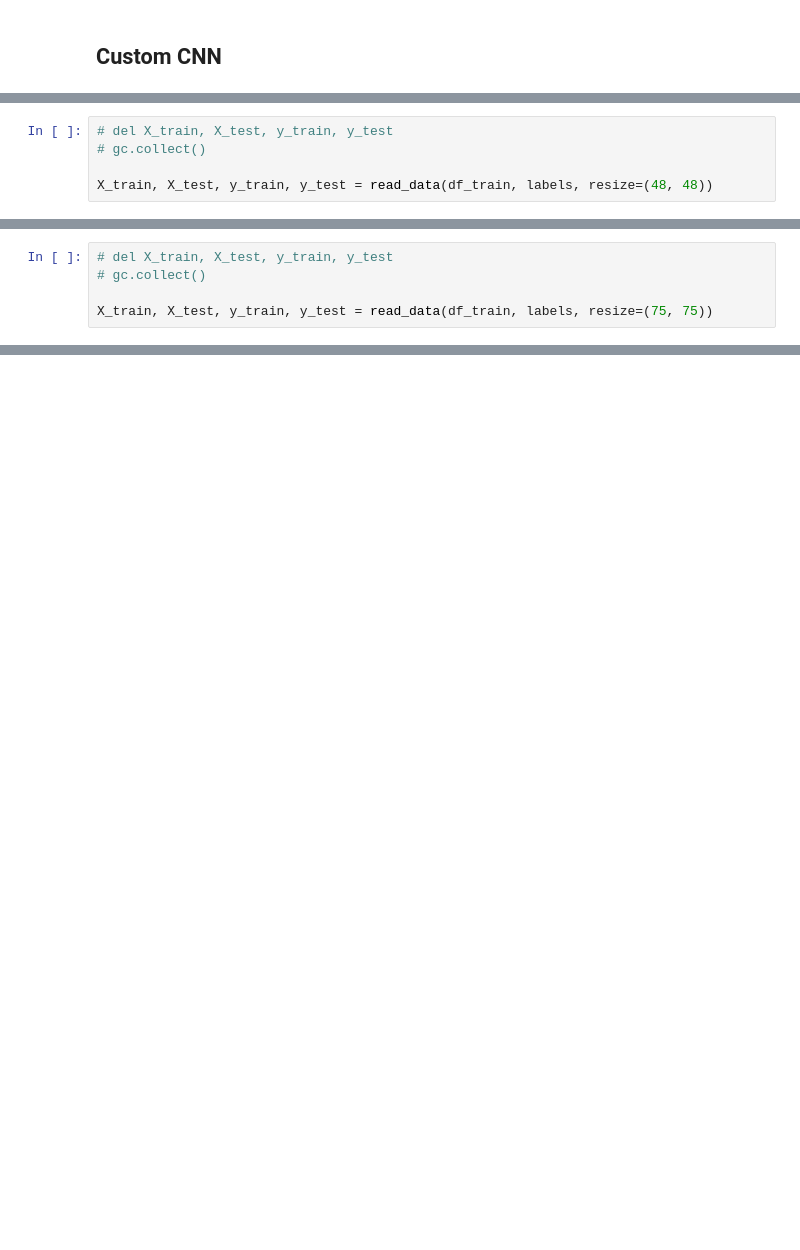
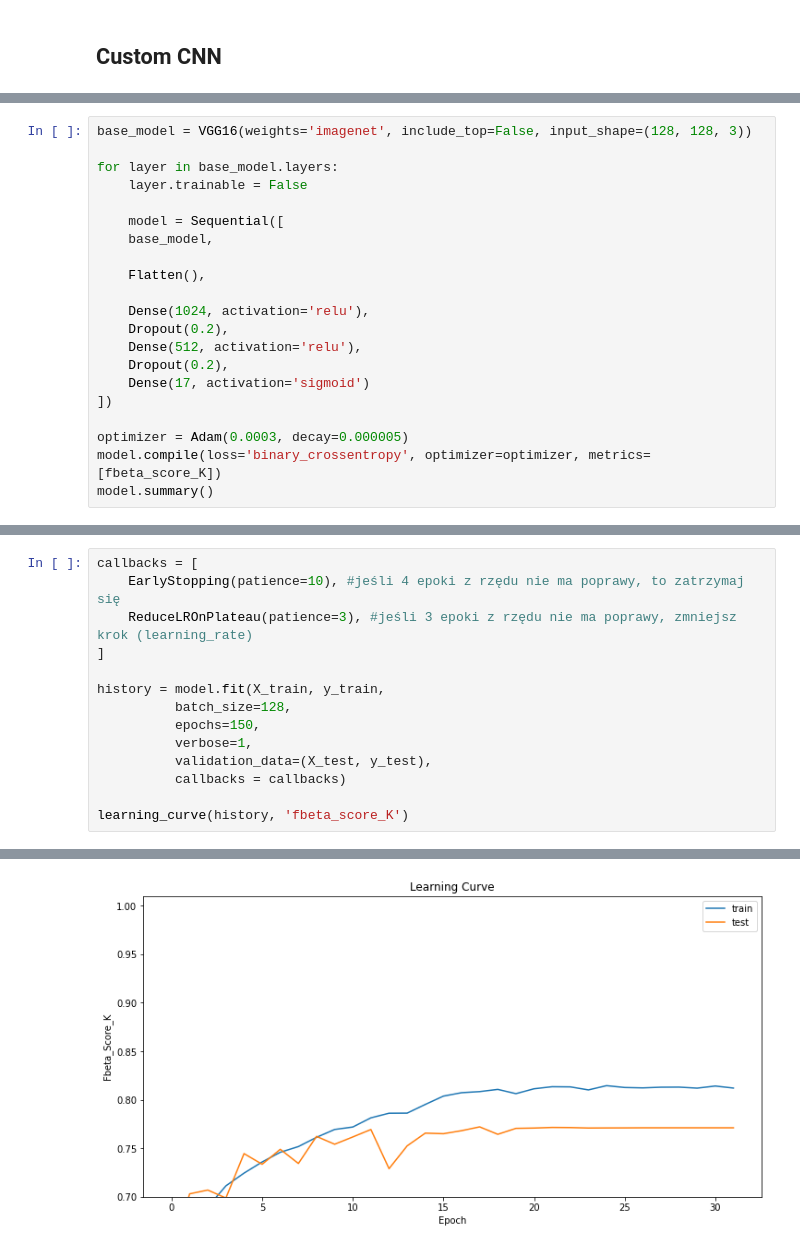
Before and after one commit to JakubStanczak/Amazon_forest_classification, a Jupyter notebook: Amazon_forest.ipynb, the cells around one changed output, grey strips where cells are left out. Drawn from its saved outputs; the diff is of its cells as text; blank space fills up the shorter version.

```diff
--- a/Amazon_forest.ipynb
+++ b/Amazon_forest.ipynb
@@ -234,5 +228,0 @@ Error: 14.65%
-# %%
-# del X_train, X_test, y_train, y_test
-# gc.collect()
-
-X_train, X_test, y_train, y_test = read_data(df_train, labels, resize=(48, 48))
@@ -471,5 +228,0 @@ def draw_learning_curve(history, key='accuracy', test_plan=None):
-# %%
-# del X_train, X_test, y_train, y_test
-# gc.collect()
-
-X_train, X_test, y_train, y_test = read_data(df_train, labels, resize=(75, 75))
@@ -807,0 +231,21 @@ Non-trainable params: 21,888
+# %%
+base_model = VGG16(weights='imagenet', include_top=False, input_shape=(128, 128, 3))
+
+for layer in base_model.layers:
+    layer.trainable = False
+
+    model = Sequential([
+    base_model,
+
+    Flatten(),
+
+    Dense(1024, activation='relu'),
+    Dropout(0.2),
+    Dense(512, activation='relu'),
+    Dropout(0.2),
+    Dense(17, activation='sigmoid')
+])
+
+optimizer = Adam(0.0003, decay=0.000005)
+model.compile(loss='binary_crossentropy', optimizer=optimizer, metrics=[fbeta_score_K])
+model.summary()
@@ -807,0 +270,15 @@ Non-trainable params: 21,888
+# %%
+callbacks = [
+    EarlyStopping(patience=10), #jeśli 4 epoki z rzędu nie ma poprawy, to zatrzymaj się
+    ReduceLROnPlateau(patience=3), #jeśli 3 epoki z rzędu nie ma poprawy, zmniejsz krok (learning_rate)
+]
+
+history = model.fit(X_train, y_train,
+          batch_size=128,
+          epochs=150,
+          verbose=1,
+          validation_data=(X_test, y_test),
+          callbacks = callbacks)
+
+learning_curve(history, 'fbeta_score_K')
+# %% [output]
@@ -807,0 +302 @@ Non-trainable params: 21,888
+[figure, added]
```
Also changed, not shown: parts of 36 cells of this notebook, 1 other file.
